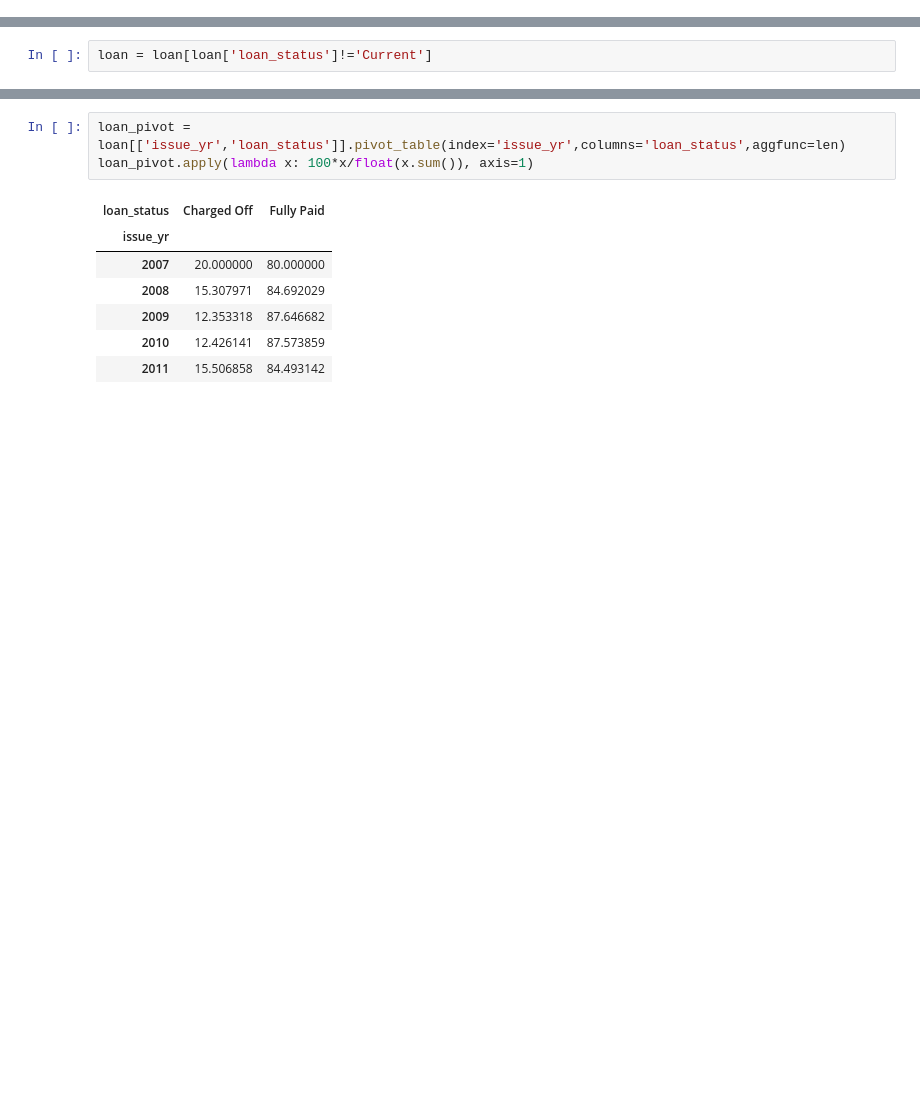
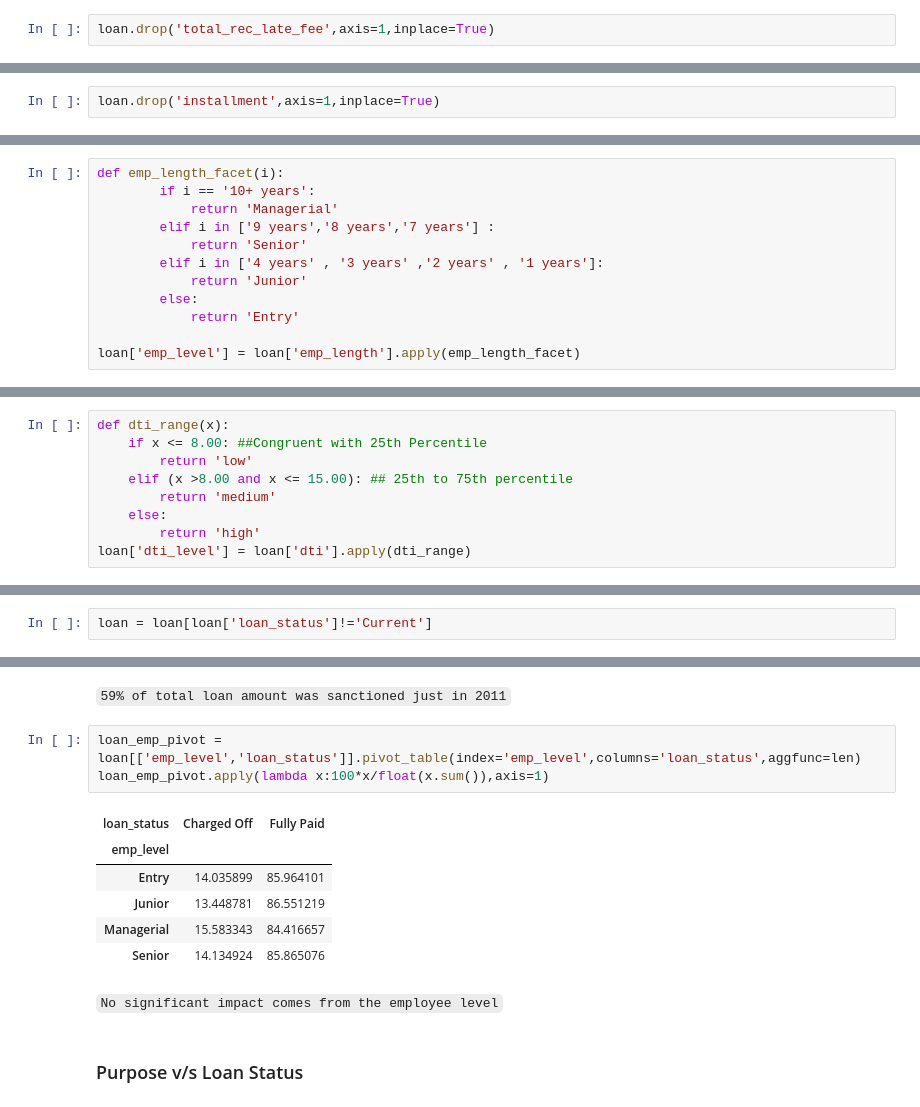
Before and after one commit to abhinavforanalytics/lending_club_case_study, a Jupyter notebook: LendingClub.ipynb, the cells around one changed output, grey strips where cells are left out. Drawn from its saved outputs; the diff is of its cells as text; blank space fills up the shorter version.

```diff
--- a/LendingClub.ipynb
+++ b/LendingClub.ipynb
@@ -174,0 +237,2 @@ memory usage: 14.7+ MB
+# %%
+loan.drop('total_rec_late_fee',axis=1,inplace=True)
@@ -175,3 +246,5 @@ memory usage: 14.7+ MB
+# %%
+loan.drop('installment',axis=1,inplace=True)
 # %%
 loan.select_dtypes(include=['int64','float64'])
 # %% [output]
@@ -288,2 +298,14 @@ memory usage: 12.6+ MB
 # %%
 loan['issue_yr'] = loan['issue_yr'].apply(str)
+# %%
+def emp_length_facet(i):
+        if i == '10+ years':
+            return 'Managerial'
+        elif i in ['9 years','8 years','7 years'] :
+            return 'Senior'
+        elif i in ['4 years' , '3 years' ,'2 years' , '1 years']:
+            return 'Junior'
+        else:
+            return 'Entry'
+
+loan['emp_level'] = loan['emp_length'].apply(emp_length_facet)
@@ -290,3 +324,12 @@ loan['issue_yr'] = loan['issue_yr'].apply(str)
+# %%
+def dti_range(x):
+    if x <= 8.00: ##Congruent with 25th Percentile
+        return 'low'
+    elif (x >8.00 and x <= 15.00): ## 25th to 75th percentile
+        return 'medium'
+    else:
+        return 'high'
+loan['dti_level'] = loan['dti'].apply(dti_range)
 # %% [markdown]
 ### Relevancy check on the target variable
 # %% [markdown]
@@ -339,11 +401,16 @@ Name: loan_status, dtype: int64
+# %% [markdown]
+`59% of total loan amount was sanctioned just in 2011`
 # %%
-loan_pivot = loan[['issue_yr','loan_status']].pivot_table(index='issue_yr',columns='loan_status',aggfunc=len)
-loan_pivot.apply(lambda x: 100*x/float(x.sum()), axis=1)
+loan_emp_pivot = loan[['emp_level','loan_status']].pivot_table(index='emp_level',columns='loan_status',aggfunc=len)
+loan_emp_pivot.apply(lambda x:100*x/float(x.sum()),axis=1)
 # %% [output]
 | loan_status | Charged Off | Fully Paid |
-| issue_yr |  |  |
-| 2007 | 20.000000 | 80.000000 |
-| 2008 | 15.307971 | 84.692029 |
-| 2009 | 12.353318 | 87.646682 |
-| 2010 | 12.426141 | 87.573859 |
-| 2011 | 15.506858 | 84.493142 |
+| emp_level |  |  |
+| Entry | 14.035899 | 85.964101 |
+| Junior | 13.448781 | 86.551219 |
+| Managerial | 15.583343 | 84.416657 |
+| Senior | 14.134924 | 85.865076 |
+# %% [markdown]
+`No significant impact comes from the employee level`
+# %% [markdown]
+### Purpose v/s Loan Status
```
Also changed, not shown: parts of 76 cells of this notebook.
